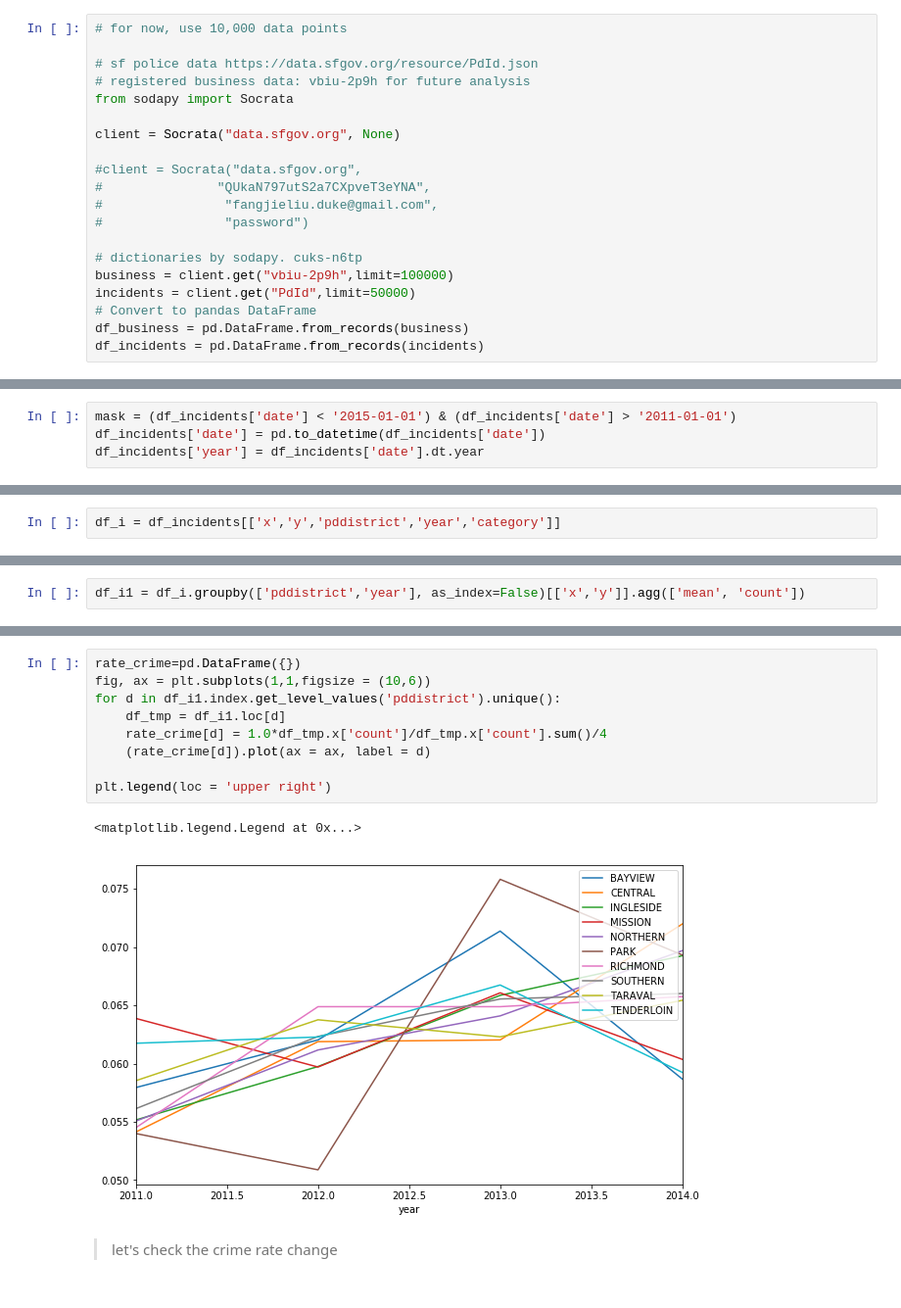
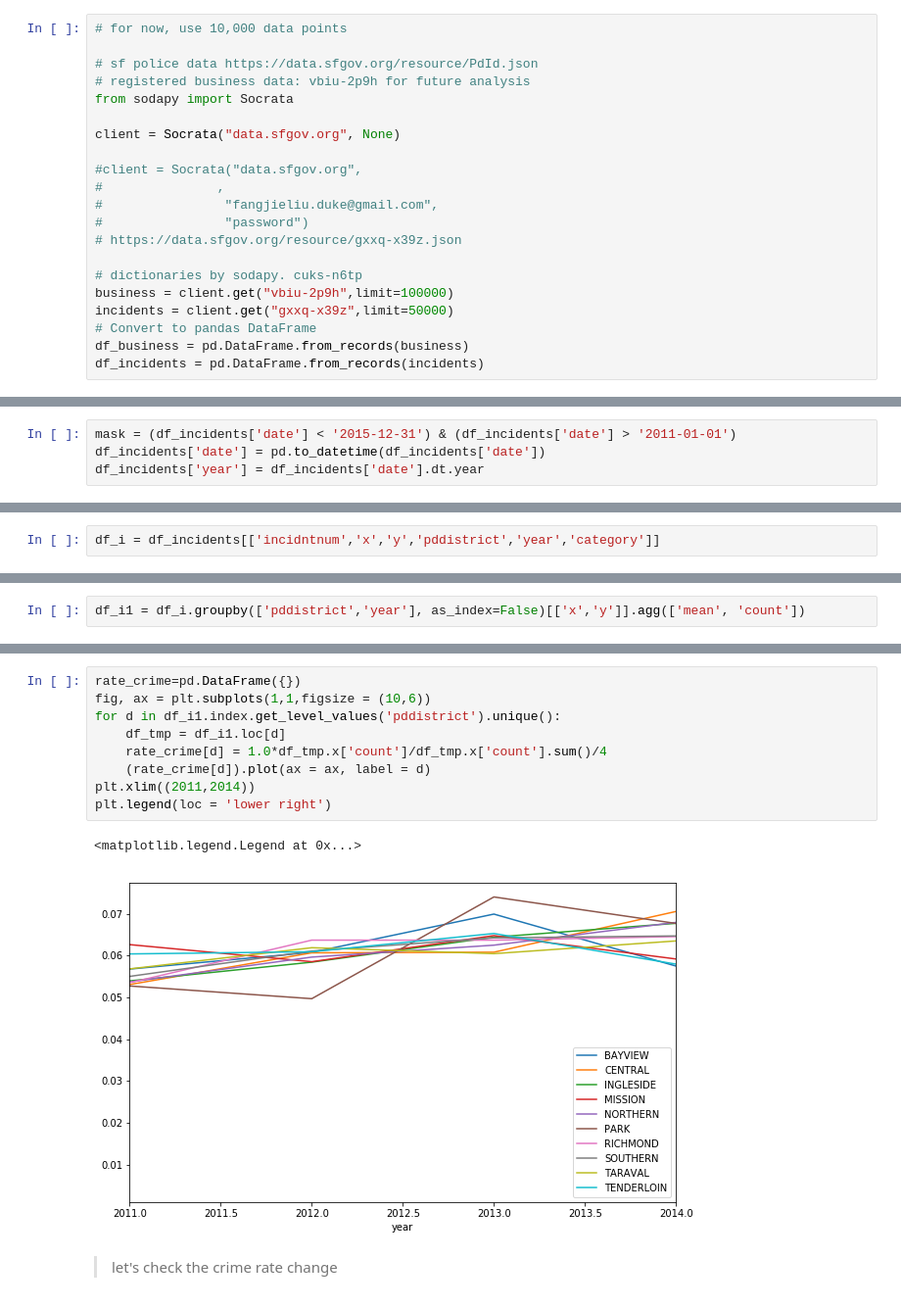
Before and after one commit to Hupi/Gentrification, a Jupyter notebook: Q3_Gentrification_add_api_data.ipynb, the cells around one changed output, grey strips where cells are left out. Shown: that part at 98% size. Saved outputs shown, nothing was run; the diff lists cells and outputs as text.

```diff
--- a/Q3_Gentrification_add_api_data.ipynb
+++ b/Q3_Gentrification_add_api_data.ipynb
@@ -601,20 +583,21 @@ from sodapy import Socrata
 client = Socrata("data.sfgov.org", None)
 
 #client = Socrata("data.sfgov.org",
-#               "QUkaN797utS2a7CXpveT3eYNA",
+#               ,
 #                "fangjieliu.duke@gmail.com",
 #                "password")
+# https://data.sfgov.org/resource/gxxq-x39z.json
 
 # dictionaries by sodapy. cuks-n6tp
 business = client.get("vbiu-2p9h",limit=100000)
-incidents = client.get("PdId",limit=50000)
+incidents = client.get("gxxq-x39z",limit=50000)
 # Convert to pandas DataFrame
 df_business = pd.DataFrame.from_records(business)
 df_incidents = pd.DataFrame.from_records(incidents)
 # %% [output]
 WARNING:root:Requests made without an app_token will be subject to strict throttling limits.
 # %%
-mask = (df_incidents['date'] < '2015-01-01') & (df_incidents['date'] > '2011-01-01')
+mask = (df_incidents['date'] < '2015-12-31') & (df_incidents['date'] > '2011-01-01')
 df_incidents['date'] = pd.to_datetime(df_incidents['date'])
 df_incidents['year'] = df_incidents['date'].dt.year
 # %%
@@ -638,7 +620,7 @@ dtype: object
 # %%
 df_incidents = df_incidents[mask]
 # %%
-df_i = df_incidents[['x','y','pddistrict','year','category']]
+df_i = df_incidents[['incidntnum','x','y','pddistrict','year','category']]
 # %%
 df_i['x'] = df_i['x'].astype(float)
 df_i['y'] = df_i['y'].astype(float)
@@ -708,15 +735,15 @@ df_i1.head()
 # %%
 rate_crime=pd.DataFrame({})
 fig, ax = plt.subplots(1,1,figsize = (10,6))
 for d in df_i1.index.get_level_values('pddistrict').unique():
     df_tmp = df_i1.loc[d]
     rate_crime[d] = 1.0*df_tmp.x['count']/df_tmp.x['count'].sum()/4
     (rate_crime[d]).plot(ax = ax, label = d)
-
-plt.legend(loc = 'upper right')
+plt.xlim((2011,2014))
+plt.legend(loc = 'lower right')
 # %% [output]
 <matplotlib.legend.Legend at 0x...>
-[figure, old version]
+[figure, new version]
 # %% [markdown]
 > let's check the crime rate change
 # %%
```
Also changed, not shown: parts of 24 cells of this notebook.
